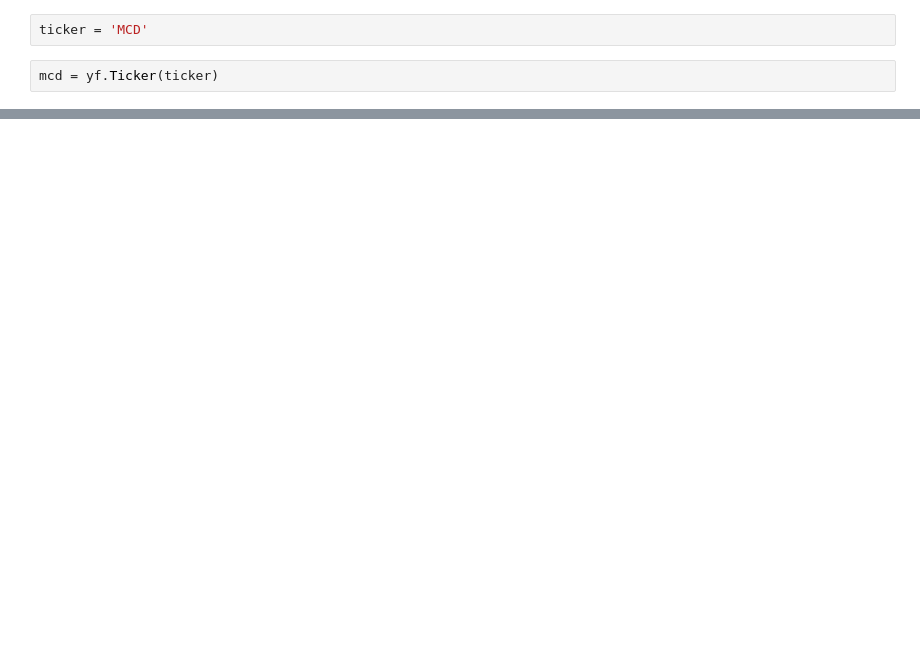
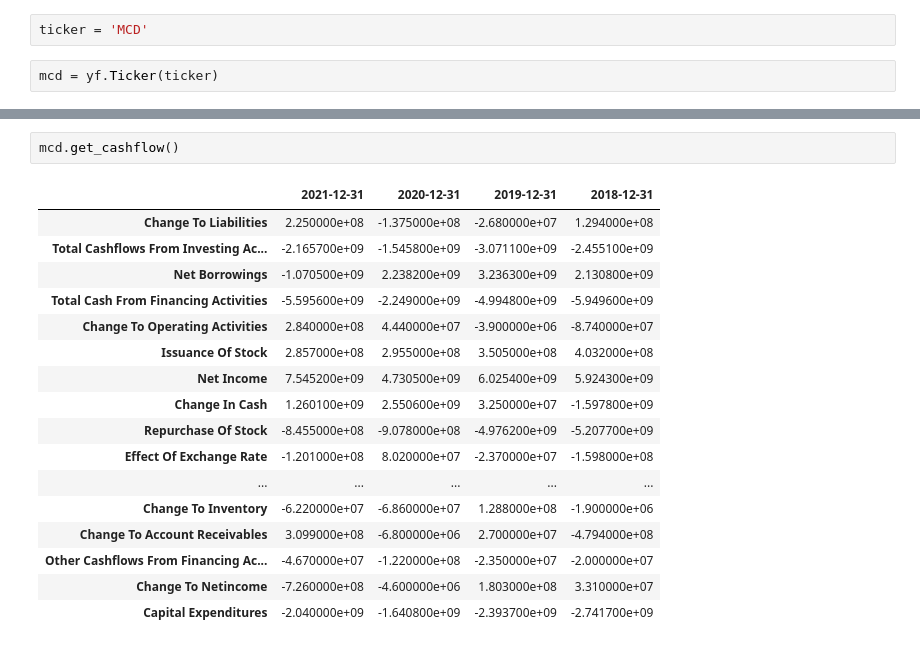
Before and after one commit to TVHM/Microcradentials_Business, a Jupyter notebook: mcd.ipynb, the cells around one changed output, grey strips where cells are left out. Saved outputs shown, nothing was run; the diff lists cells and outputs as text; blank space fills up the shorter version.

```diff
--- a/mcd.ipynb
+++ b/mcd.ipynb
@@ -27,0 +83,20 @@ mcd = yf.Ticker(ticker)
+# %%
+mcd.get_cashflow()
+# %% [output]
+|  | 2021-12-31 | 2020-12-31 | 2019-12-31 | 2018-12-31 |
+| Change To Liabilities | 2.250000e+08 | -1.375000e+08 | -2.680000e+07 | 1.294000e+08 |
+| Total Cashflows From Investing Ac... | -2.165700e+09 | -1.545800e+09 | -3.071100e+09 | -2.455100e+09 |
+| Net Borrowings | -1.070500e+09 | 2.238200e+09 | 3.236300e+09 | 2.130800e+09 |
+| Total Cash From Financing Activities | -5.595600e+09 | -2.249000e+09 | -4.994800e+09 | -5.949600e+09 |
+| Change To Operating Activities | 2.840000e+08 | 4.440000e+07 | -3.900000e+06 | -8.740000e+07 |
+| Issuance Of Stock | 2.857000e+08 | 2.955000e+08 | 3.505000e+08 | 4.032000e+08 |
+| Net Income | 7.545200e+09 | 4.730500e+09 | 6.025400e+09 | 5.924300e+09 |
+| Change In Cash | 1.260100e+09 | 2.550600e+09 | 3.250000e+07 | -1.597800e+09 |
+| Repurchase Of Stock | -8.455000e+08 | -9.078000e+08 | -4.976200e+09 | -5.207700e+09 |
+| Effect Of Exchange Rate | -1.201000e+08 | 8.020000e+07 | -2.370000e+07 | -1.598000e+08 |
+| ... | ... | ... | ... | ... |
+| Change To Inventory | -6.220000e+07 | -6.860000e+07 | 1.288000e+08 | -1.900000e+06 |
+| Change To Account Receivables | 3.099000e+08 | -6.800000e+06 | 2.700000e+07 | -4.794000e+08 |
+| Other Cashflows From Financing Ac... | -4.670000e+07 | -1.220000e+08 | -2.350000e+07 | -2.000000e+07 |
+| Change To Netincome | -7.260000e+08 | -4.600000e+06 | 1.803000e+08 | 3.310000e+07 |
+| Capital Expenditures | -2.040000e+09 | -1.640800e+09 | -2.393700e+09 | -2.741700e+09 |
```
Also changed, not shown: parts of 14 cells of this notebook.
